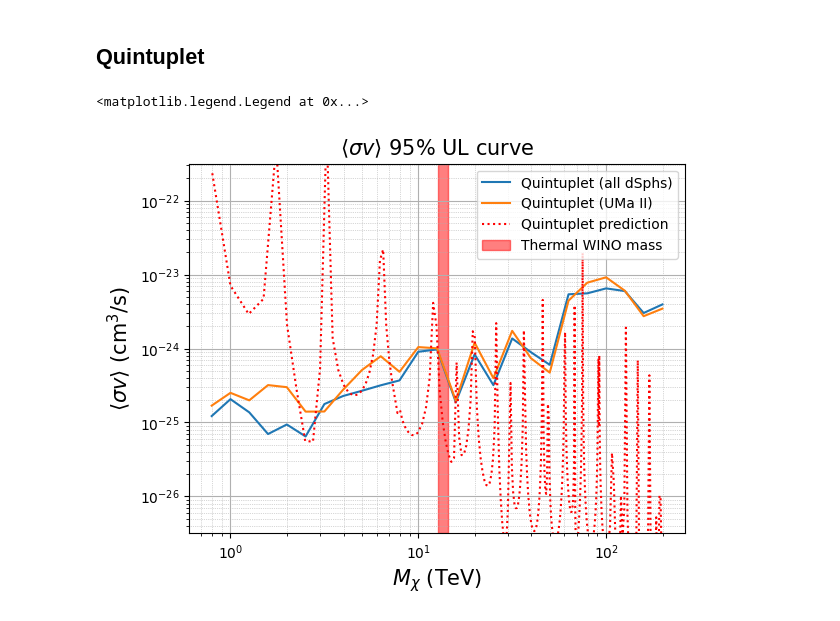
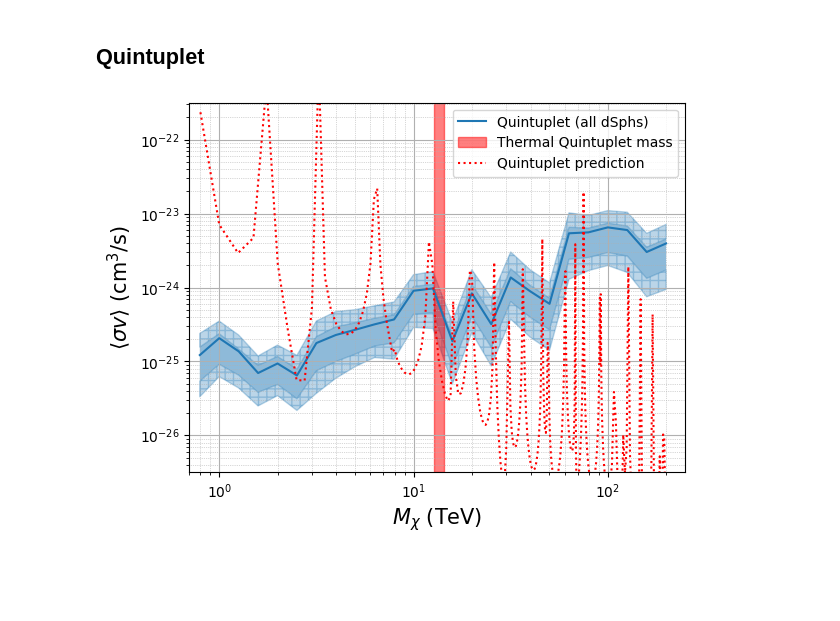
Before and after one commit to takdg123/dm_analysis, a Jupyter notebook: Wino/Plotting.ipynb, the cells around one changed output. Saved outputs shown, nothing was run; the diff lists cells and outputs as text; code cells hidden in the pictures; blank space fills up the shorter version.

```diff
--- a/Wino/Plotting.ipynb
+++ b/Wino/Plotting.ipynb
@@ -20,10 +39,12 @@ plt.legend()
 ## Quintuplet
 # %%
 plotULcurve("quintuplet_final_all", label="Quintuplet (all dSphs)", units="TeV")
-plotULcurve("quintuplet_UMa_II", label="Quintuplet (UMa II)", units="TeV")
+plotExpULcurve("EventDisplay_stacked_sys_quintuplet_1D_pub", label="", units="TeV")
 
-plotPredictedLine(color="r", quintuplet=True, label="Quintuplet prediction", units="TeV")
+plotPredictedLine(color="r", quintuplet=True, label="Quintuplet prediction", blabel = "Thermal Quintuplet mass", units="TeV")
 plt.legend(loc=1)
+plt.title("")
+plt.xlim(0.7, 250)
+plt.savefig("quintuplet_sys.pdf")
 # %% [output]
-<matplotlib.legend.Legend at 0x...>
-[figure, old version]
+[figure, new version]
```
Also changed, not shown: parts of 13 cells of this notebook, 14 other files.
